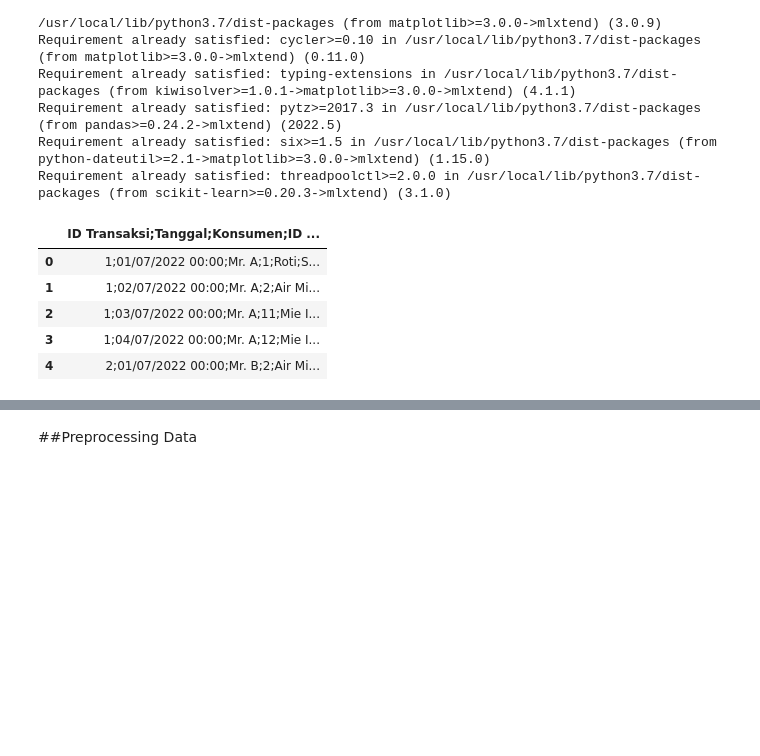
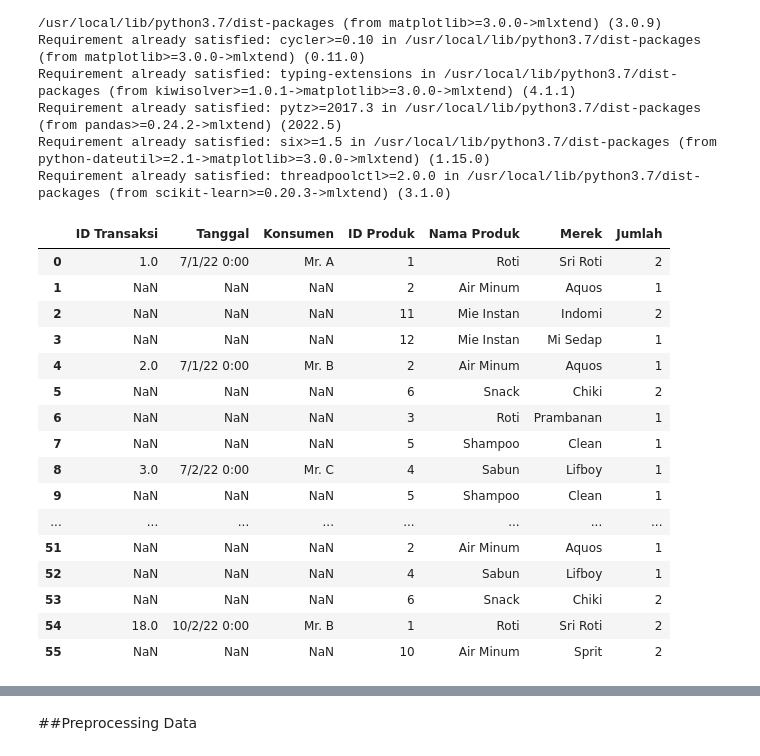
Before and after one commit to yogaap113/Case-Study-03-Data-Mining-UIN-Ganjil-2022-Kelompok-1, a Jupyter notebook: Case_Study_03_Data_Mining_UIN_Ganjil_2022_Kelompok_1.ipynb, the cells around one changed output, grey strips where cells are left out. Saved outputs shown, nothing was run; the diff lists cells and outputs as text; code cells hidden in the pictures; blank space fills up the shorter version.

```diff
--- a/Case_Study_03_Data_Mining_UIN_Ganjil_2022_Kelompok_1.ipynb
+++ b/Case_Study_03_Data_Mining_UIN_Ganjil_2022_Kelompok_1.ipynb
@@ -43,15 +44,27 @@ from mlxtend.frequent_patterns import association_rules
 %matplotlib inline
 plt.style.use('bmh'); sns.set()
 # %%
+#Import data
 df = pd.read_csv('https://raw.githubusercontent.com/yogaap113/Case-Study-03-Data-Mining-UIN-Ganjil-2022-Kelompok-1/main/Kasus-AR-MBA-Ganjil-2022-UIN.csv')
-df.head()
+df
 # %% [output]
-|  | ID Transaksi;Tanggal;Konsumen;ID ... |
-| 0 | 1;01/07/2022 00:00;Mr. A;1;Roti;S... |
-| 1 | 1;02/07/2022 00:00;Mr. A;2;Air Mi... |
-| 2 | 1;03/07/2022 00:00;Mr. A;11;Mie I... |
-| 3 | 1;04/07/2022 00:00;Mr. A;12;Mie I... |
-| 4 | 2;01/07/2022 00:00;Mr. B;2;Air Mi... |
+|  | ID Transaksi | Tanggal | Konsumen | ID Produk | Nama Produk | Merek | Jumlah |
+| 0 | 1.0 | 7/1/22 0:00 | Mr. A | 1 | Roti | Sri Roti | 2 |
+| 1 | NaN | NaN | NaN | 2 | Air Minum | Aquos | 1 |
+| 2 | NaN | NaN | NaN | 11 | Mie Instan | Indomi | 2 |
+| 3 | NaN | NaN | NaN | 12 | Mie Instan | Mi Sedap | 1 |
+| 4 | 2.0 | 7/1/22 0:00 | Mr. B | 2 | Air Minum | Aquos | 1 |
+| 5 | NaN | NaN | NaN | 6 | Snack | Chiki | 2 |
+| 6 | NaN | NaN | NaN | 3 | Roti | Prambanan | 1 |
+| 7 | NaN | NaN | NaN | 5 | Shampoo | Clean | 1 |
+| 8 | 3.0 | 7/2/22 0:00 | Mr. C | 4 | Sabun | Lifboy | 1 |
+| 9 | NaN | NaN | NaN | 5 | Shampoo | Clean | 1 |
+| ... | ... | ... | ... | ... | ... | ... | ... |
+| 51 | NaN | NaN | NaN | 2 | Air Minum | Aquos | 1 |
+| 52 | NaN | NaN | NaN | 4 | Sabun | Lifboy | 1 |
+| 53 | NaN | NaN | NaN | 6 | Snack | Chiki | 2 |
+| 54 | 18.0 | 10/2/22 0:00 | Mr. B | 1 | Roti | Sri Roti | 2 |
+| 55 | NaN | NaN | NaN | 10 | Air Minum | Sprit | 2 |
 # %%
 # Cek kolom dan baris data
 N, P = df.shape
```
Also changed, not shown: parts of 12 cells of this notebook.
